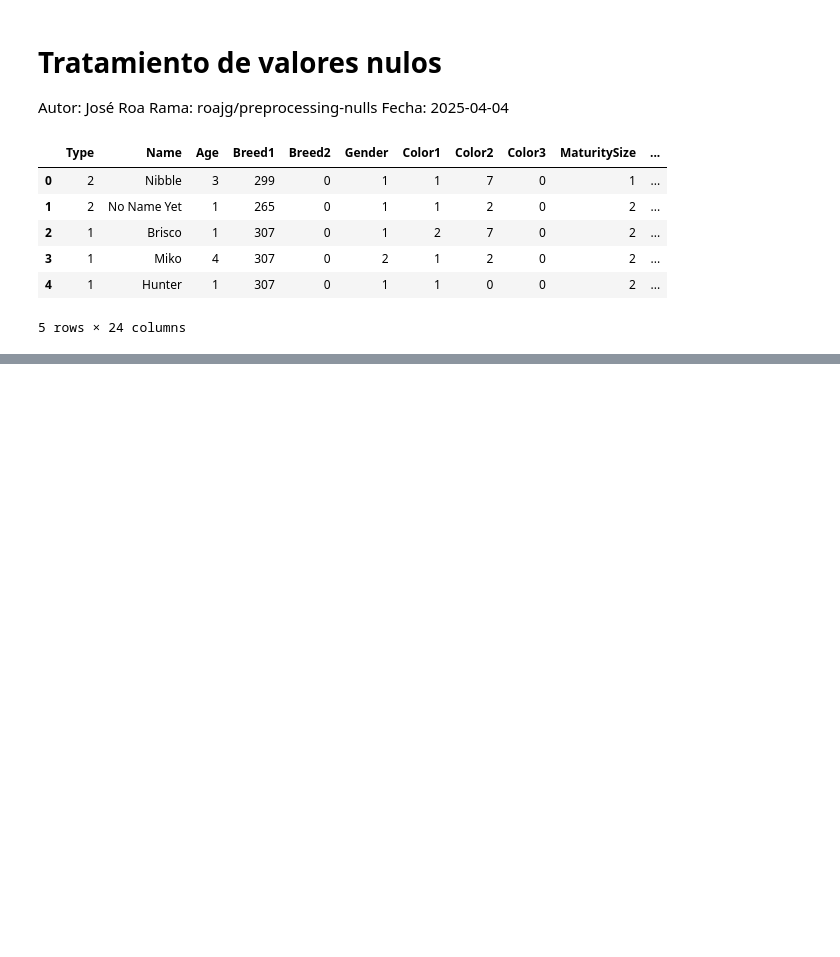
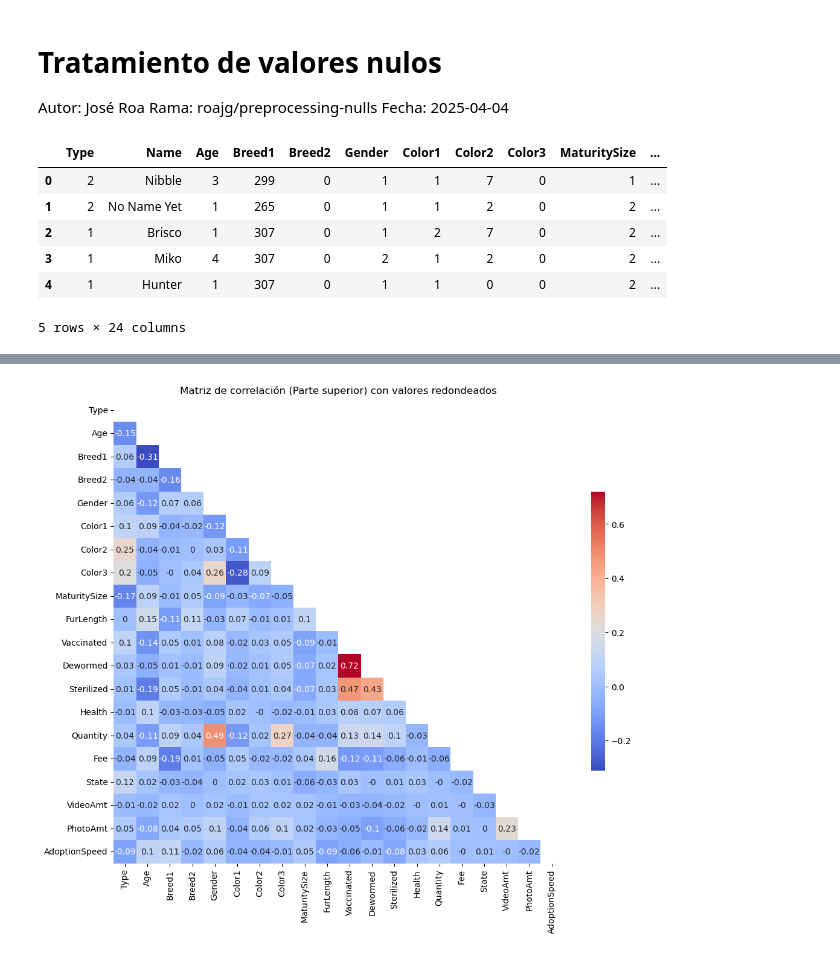
Before and after one commit to AraneoA/UA_MDM_Labo2, a Jupyter notebook: notebooks/preprocessing/analisis_procesm_nulls.ipynb, the cells around one changed output, grey strips where cells are left out. Drawn from its saved outputs; the diff is of its cells as text; code cells hidden in the pictures; blank space fills up the shorter version.

```diff
--- a/notebooks/preprocessing/analisis_procesm_nulls.ipynb
+++ b/notebooks/preprocessing/analisis_procesm_nulls.ipynb
@@ -41,0 +157,17 @@ dtype: int64
+# %%
+# Matriz de correlación
+corr_matrix = data.corr(numeric_only=True)
+
+# Redondear los valores a 2 decimales
+corr_matrix = corr_matrix.round(2)
+
+# Crear máscara para mostrar solo la parte superior de la matriz
+mask = np.triu(np.ones_like(corr_matrix, dtype=bool))
+
+# Graficar la matriz de correlación con valores redondeados y mostrar la diagonal
+plt.figure(figsize=(12,10))
+sns.heatmap(corr_matrix, annot=True, cmap='coolwarm', mask=mask, cbar_kws={'shrink': 0.6})
+plt.title("Matriz de correlación (Parte superior) con valores redondeados")
+plt.show()
+# %% [output]
+[figure, added]
```
Also changed, not shown: parts of 11 cells of this notebook, 1 other file.
